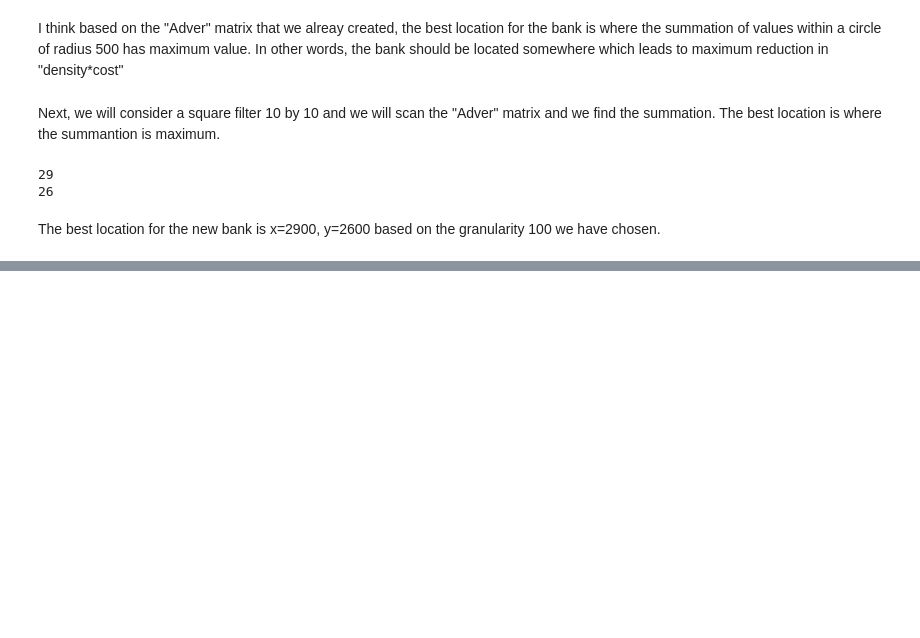
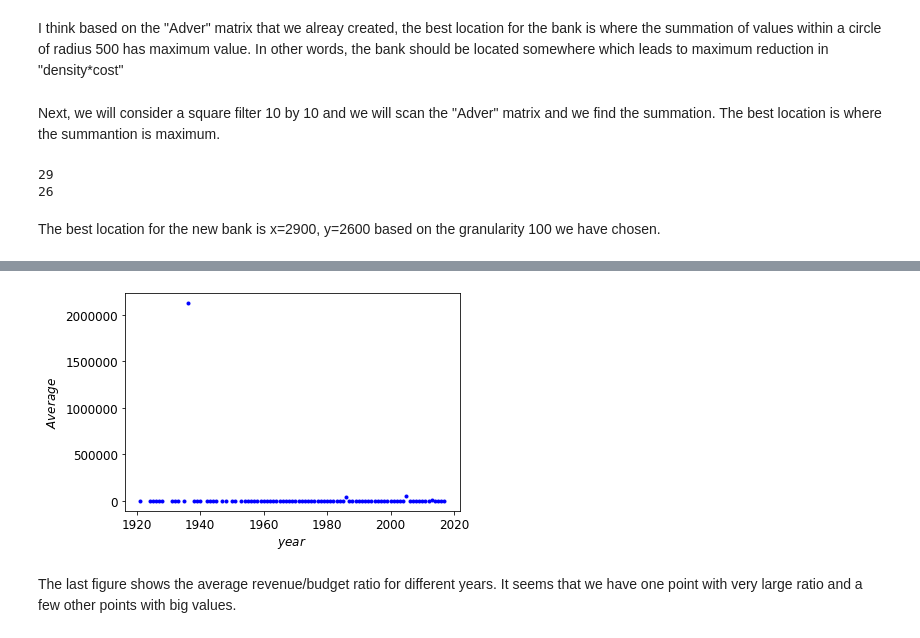
Before and after one commit to mmohseni1/MiniProject, a Jupyter notebook: Mohseni.ipynb, the cells around one changed output, grey strips where cells are left out. Drawn from its saved outputs; the diff is of its cells as text; code cells hidden in the pictures; blank space fills up the shorter version.

```diff
--- a/Mohseni.ipynb
+++ b/Mohseni.ipynb
@@ -255,0 +507,8 @@ The best location for the new bank is x=2900, y=2600 based on the granularity 10
+# %%
+df4['budget'].replace(0, np.nan, inplace=True)
+df4 = df4.dropna()
+df4 = df4.reset_index(drop=True)
+df4['income']=df4['revenue']/df4['budget']
+df4=df4.drop(['revenue', 'budget'], axis=1)
+print(df4.head())
+print(df4.shape)
@@ -255,0 +540,4 @@ The best location for the new bank is x=2900, y=2600 based on the granularity 10
+# %%
+df4['year'] = pd.DatetimeIndex(df4['release_date']).year
+df4=df4.drop('release_date', axis=1)
+print(df4.head(470))
@@ -255,0 +561,5 @@ The best location for the new bank is x=2900, y=2600 based on the granularity 10
+# %%
+df4['year'].values[df4['year'] > 2020] = df4['year'].values[df4['year'] > 2020]-100
+
+print(df4.head())
+print(df4.shape)
@@ -255,0 +574,4 @@ The best location for the new bank is x=2900, y=2600 based on the granularity 10
+# %%
+df4=df4.groupby(by="year").mean()
+print(df4.head())
+print(df4.shape)
@@ -255,0 +587,9 @@ The best location for the new bank is x=2900, y=2600 based on the granularity 10
+# %%
+plt.plot(df4.index, df4['income'], "b.")
+plt.xlabel("$year$", fontsize=12)
+plt.ylabel("$Average$", rotation=90, fontsize=12)
+plt.show()
+# %% [output]
+[figure, added]
+# %% [markdown]
+The last figure shows the average revenue/budget ratio for different years. It seems that we have one point with very large ratio and a few other points with big values.
```
Also changed, not shown: parts of 58 cells of this notebook.
